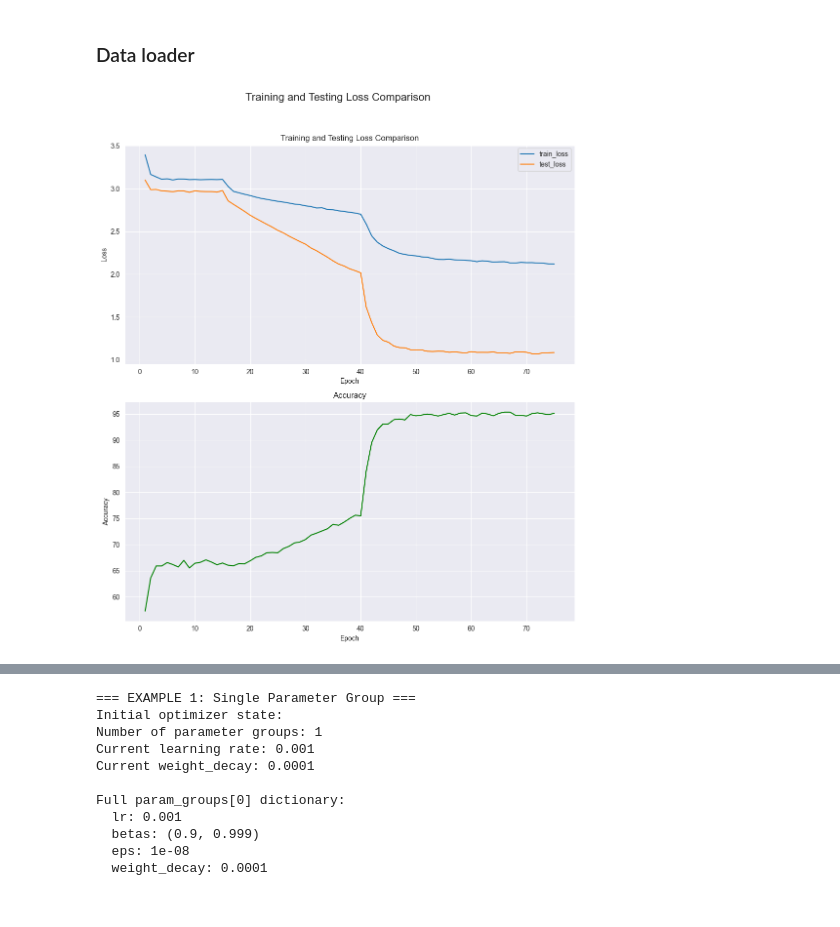
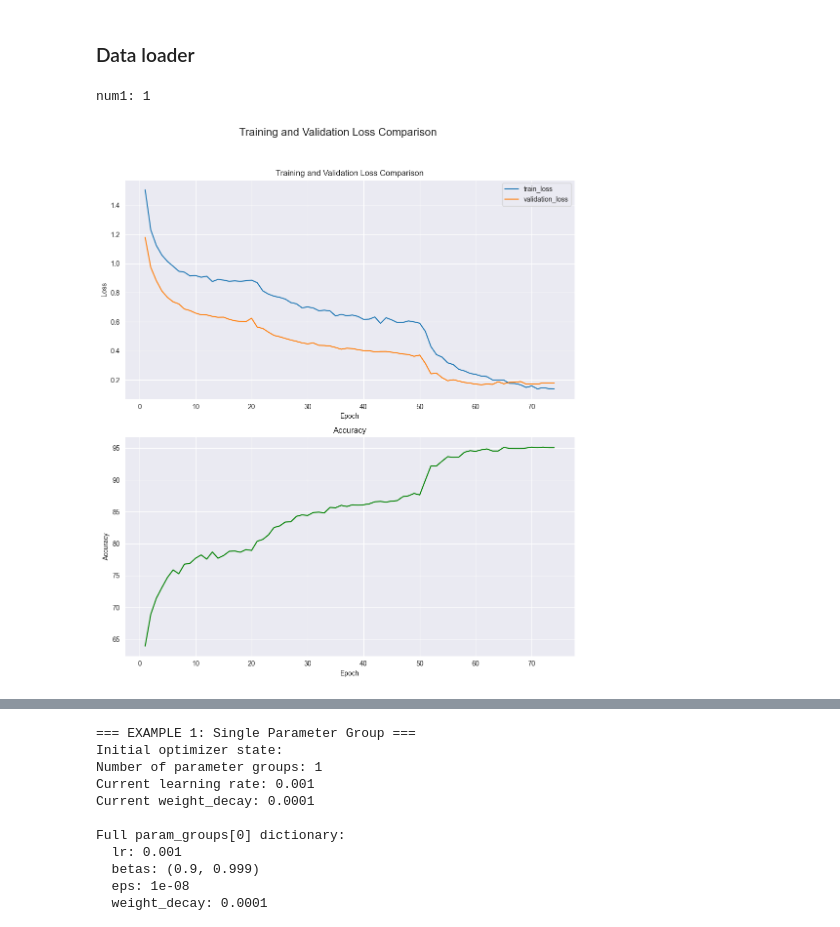
Before and after one commit to Zaphelious/rice-pest-classification, a Jupyter notebook: Thesis.ipynb, the cells around one changed output, grey strips where cells are left out. Saved outputs shown, nothing was run; the diff lists cells and outputs as text; code cells hidden in the pictures.

```diff
--- a/Thesis.ipynb
+++ b/Thesis.ipynb
@@ -450,5 +468,24 @@ validation_loader = DataLoader(validation_set, batch_size=32, shuffle=True)
 
 classes = train_set.classes
+# %%
+num1 = [1,2,3,4,5]
+num2 = [6,7,8,9,10]
+num3 = [11,12,13,14,15]
+
+for i in range(len(num1)):
+    print(f'num1: {num1[i]}\n')
+    break
+
+    for j in range(len(num2)):
+        print(f'\nnum2: {num2[j]}\n')
+        break
+
+        for k in range(len(num3)):
+            print(f'num3: {num3[k]}')
+
+            break
+# %% [output]
+num1: 1
 # %%
 import seaborn as sns
 import matplotlib.pyplot as plt
@@ -594,6 +630,6 @@ def save_historical_data(history, filename='training_results/v2/EfficientNetV2-m
 
     print("Historical data saved successfully!")
 # %%
-plot_historical_results('training_results/EfficientNetV2/EfficientNetV2-m_rice_pest_classificationV2.csv')
+plot_historical_results('training_results\EfficientNetV2\SEfficientNetV2-m_rice_pest_classificationV11.csv')
 # %% [output]
-[figure, old version]
+[figure, new version]
```
Also changed, not shown: parts of 17 cells of this notebook.
